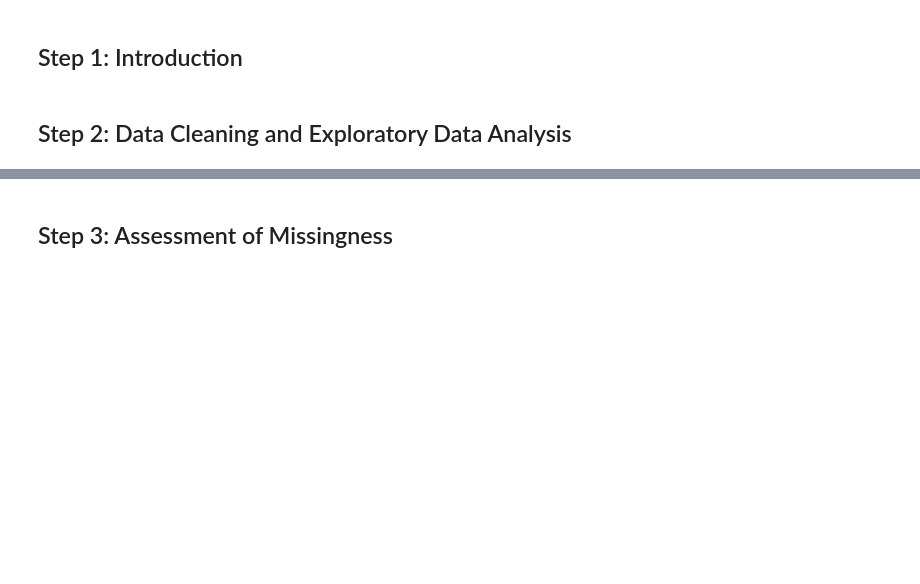
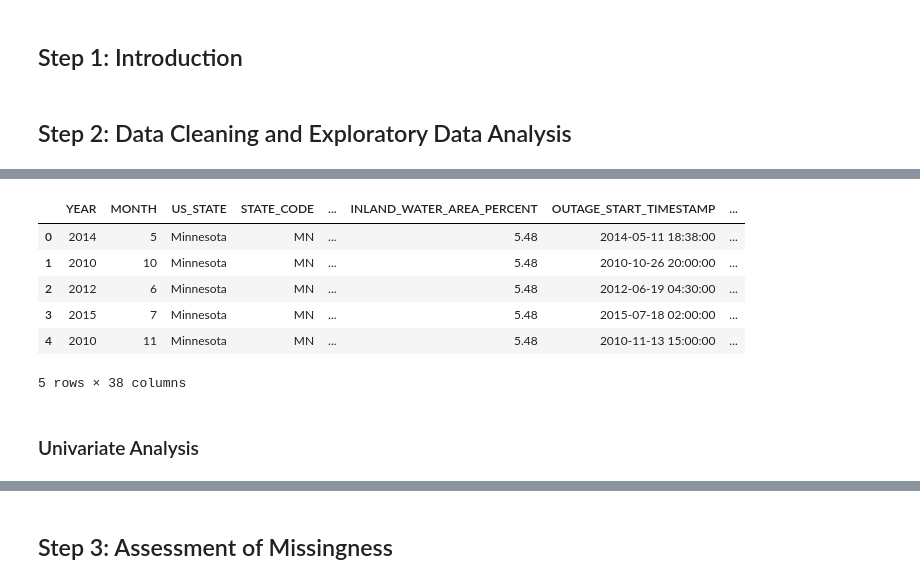
Before and after one commit to ajaganathan-coder/Power-Breakers, a Jupyter notebook: template.ipynb, the cells around one changed output, grey strips where cells are left out. Cells and saved outputs as stored; diff of their text form; code cells hidden in the pictures; blank space fills up the shorter version.

```diff
--- a/template.ipynb
+++ b/template.ipynb
@@ -297,0 +170,15 @@ display_df(cause_category_byyear,
+# %%
+#For distribution on 'OUTAGE_DURATION_MINS', defining bins
+bins = [0, 500, 1000, 5000, 10000, 15000, 110000]
+outage_df['OUTAGE_DURATION_BINS'] = pd.cut(outage_df['OUTAGE_DURATION_MINS'],bins, right=False).astype(str)
+outage_df.head()
+# %% [output]
+|  | YEAR | MONTH | US_STATE | STATE_CODE | ... | INLAND_WATER_AREA_PERCENT | OUTAGE_START_TIMESTAMP | ... |
+| 0 | 2014 | 5 | Minnesota | MN | ... | 5.48 | 2014-05-11 18:38:00 | ... |
+| 1 | 2010 | 10 | Minnesota | MN | ... | 5.48 | 2010-10-26 20:00:00 | ... |
+| 2 | 2012 | 6 | Minnesota | MN | ... | 5.48 | 2012-06-19 04:30:00 | ... |
+| 3 | 2015 | 7 | Minnesota | MN | ... | 5.48 | 2015-07-18 02:00:00 | ... |
+| 4 | 2010 | 11 | Minnesota | MN | ... | 5.48 | 2010-11-13 15:00:00 | ... |
+5 rows × 38 columns
+# %% [markdown]
+### Univariate Analysis
```
Also changed, not shown: parts of 38 cells of this notebook.
